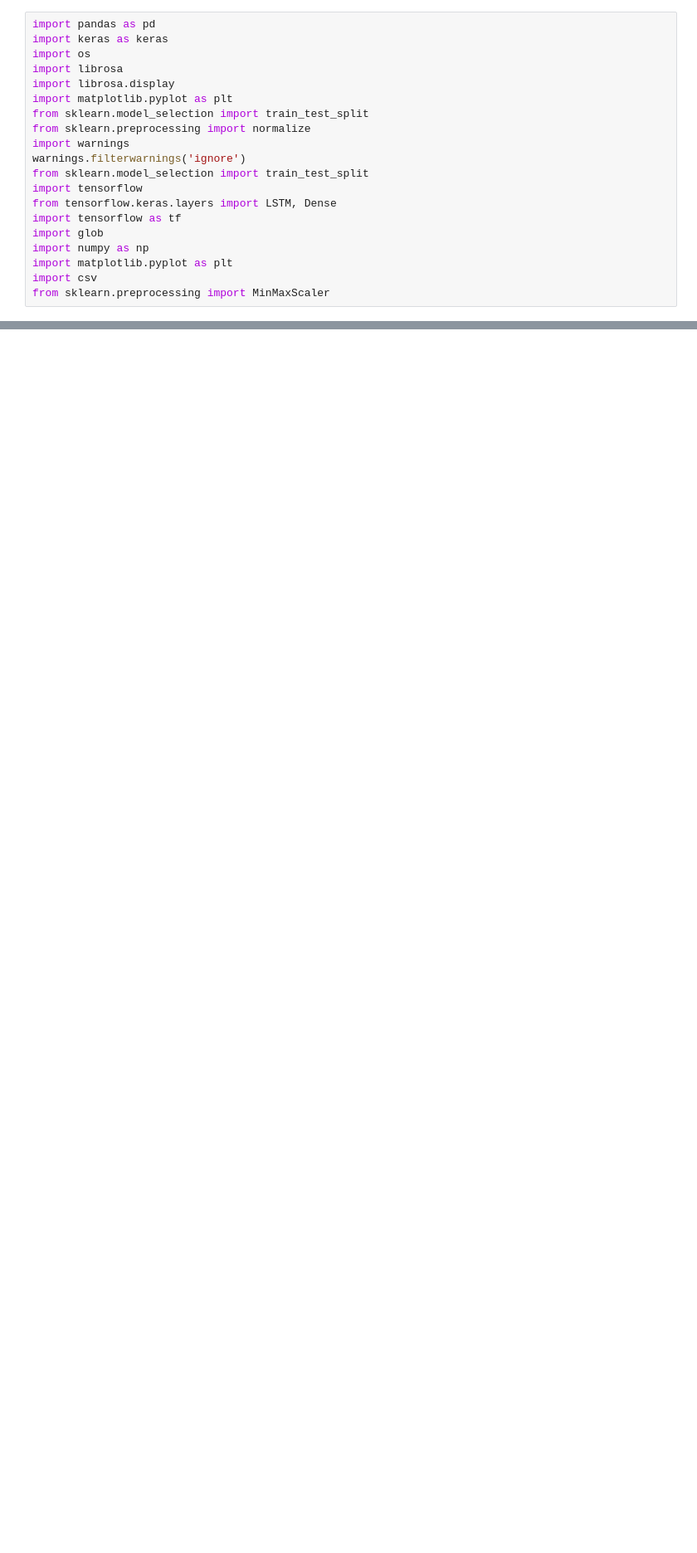
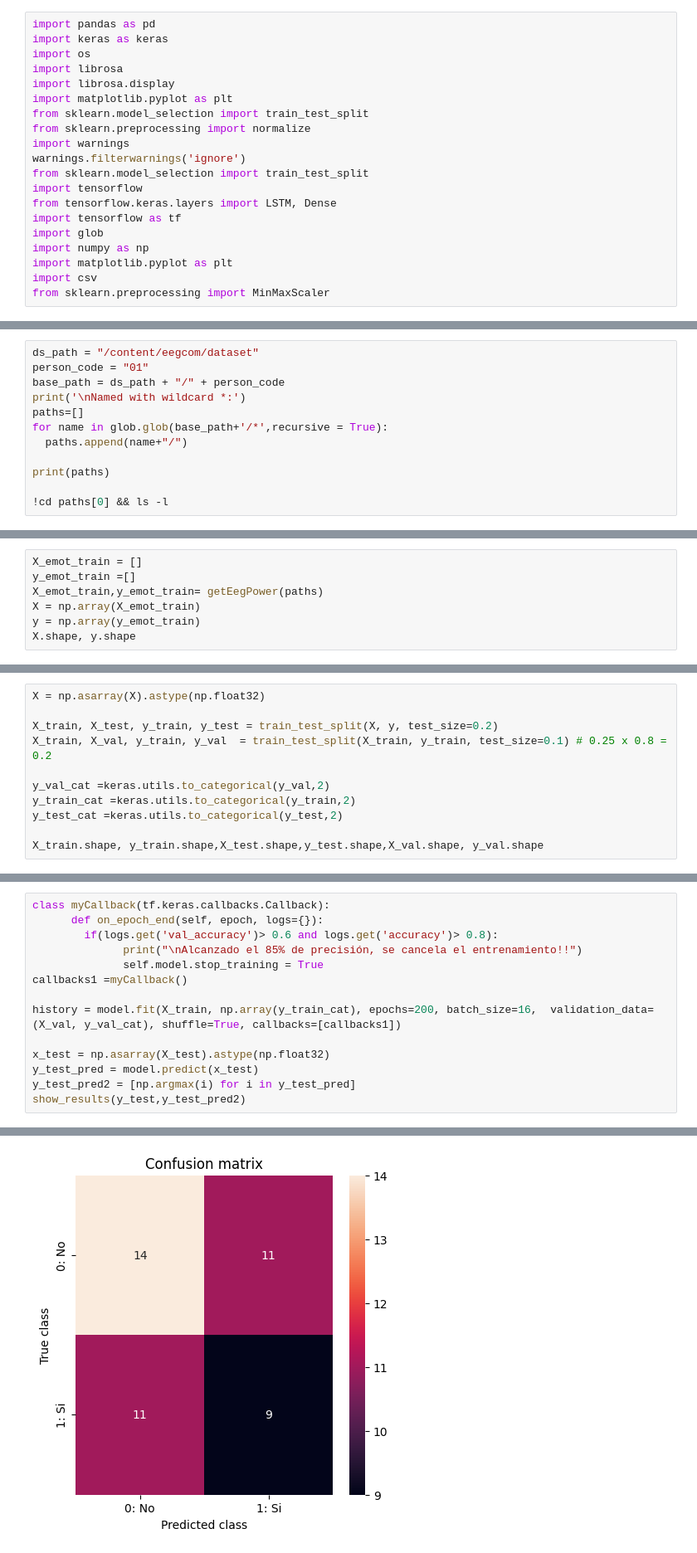
Before and after one commit to javierrca/eegcom, a Jupyter notebook: python/eegcom_train_power.ipynb, the cells around one changed output, grey strips where cells are left out. Shown at 83% size. Cells and saved outputs as stored; diff of their text form; blank space fills up the shorter version.

```diff
--- a/python/eegcom_train_power.ipynb
+++ b/python/eegcom_train_power.ipynb
@@ -716,0 +41,12 @@ show_results(y_test,y_test_pred2)
+# %%
+ds_path = "/content/eegcom/dataset"
+person_code = "01"
+base_path = ds_path + "/" + person_code
+print('\nNamed with wildcard *:')
+paths=[]
+for name in glob.glob(base_path+'/*',recursive = True):
+  paths.append(name+"/")
+
+print(paths)
+
+!cd paths[0] && ls -l
@@ -716,0 +103,7 @@ show_results(y_test,y_test_pred2)
+# %%
+X_emot_train = []
+y_emot_train =[]
+X_emot_train,y_emot_train= getEegPower(paths)
+X = np.array(X_emot_train)
+y = np.array(y_emot_train)
+X.shape, y.shape
@@ -716,0 +125,11 @@ show_results(y_test,y_test_pred2)
+# %%
+X = np.asarray(X).astype(np.float32)
+
+X_train, X_test, y_train, y_test = train_test_split(X, y, test_size=0.2)
+X_train, X_val, y_train, y_val  = train_test_split(X_train, y_train, test_size=0.1) # 0.25 x 0.8 = 0.2
+
+y_val_cat =keras.utils.to_categorical(y_val,2)
+y_train_cat =keras.utils.to_categorical(y_train,2)
+y_test_cat =keras.utils.to_categorical(y_test,2)
+
+X_train.shape, y_train.shape,X_test.shape,y_test.shape,X_val.shape, y_val.shape
@@ -716,0 +190,15 @@ show_results(y_test,y_test_pred2)
+# %%
+class myCallback(tf.keras.callbacks.Callback):
+      def on_epoch_end(self, epoch, logs={}):
+        if(logs.get('val_accuracy')> 0.6 and logs.get('accuracy')> 0.8):
+              print("\nAlcanzado el 85% de precisión, se cancela el entrenamiento!!")
+              self.model.stop_training = True
+callbacks1 =myCallback()
+
+history = model.fit(X_train, np.array(y_train_cat), epochs=200, batch_size=16,  validation_data=(X_val, y_val_cat), shuffle=True, callbacks=[callbacks1])
+
+x_test = np.asarray(X_test).astype(np.float32)
+y_test_pred = model.predict(x_test)
+y_test_pred2 = [np.argmax(i) for i in y_test_pred]
+show_results(y_test,y_test_pred2)
+# %% [output]
@@ -716,0 +222 @@ show_results(y_test,y_test_pred2)
+[figure, added]
```
Also changed, not shown: parts of 47 cells of this notebook, 1 other file.
